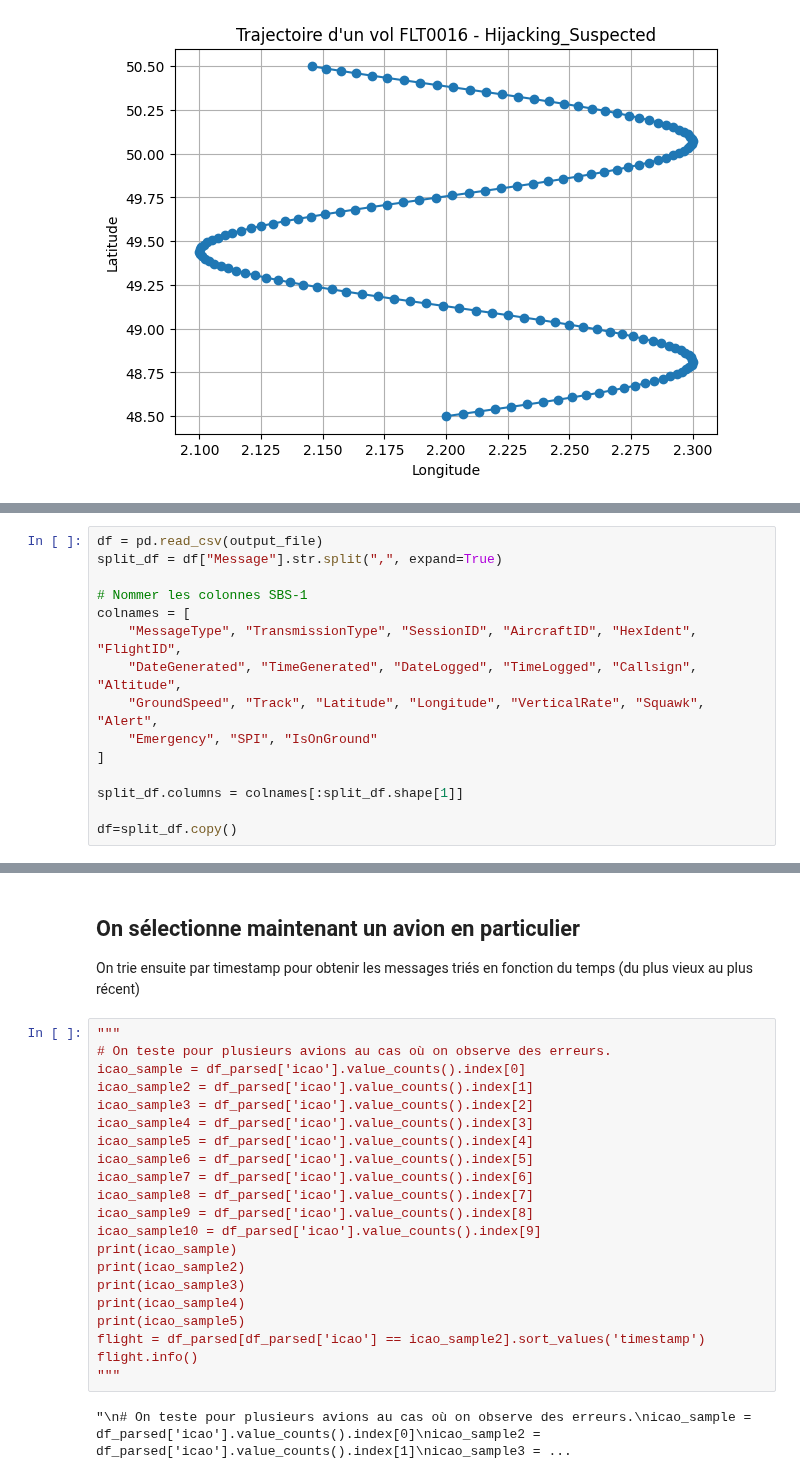
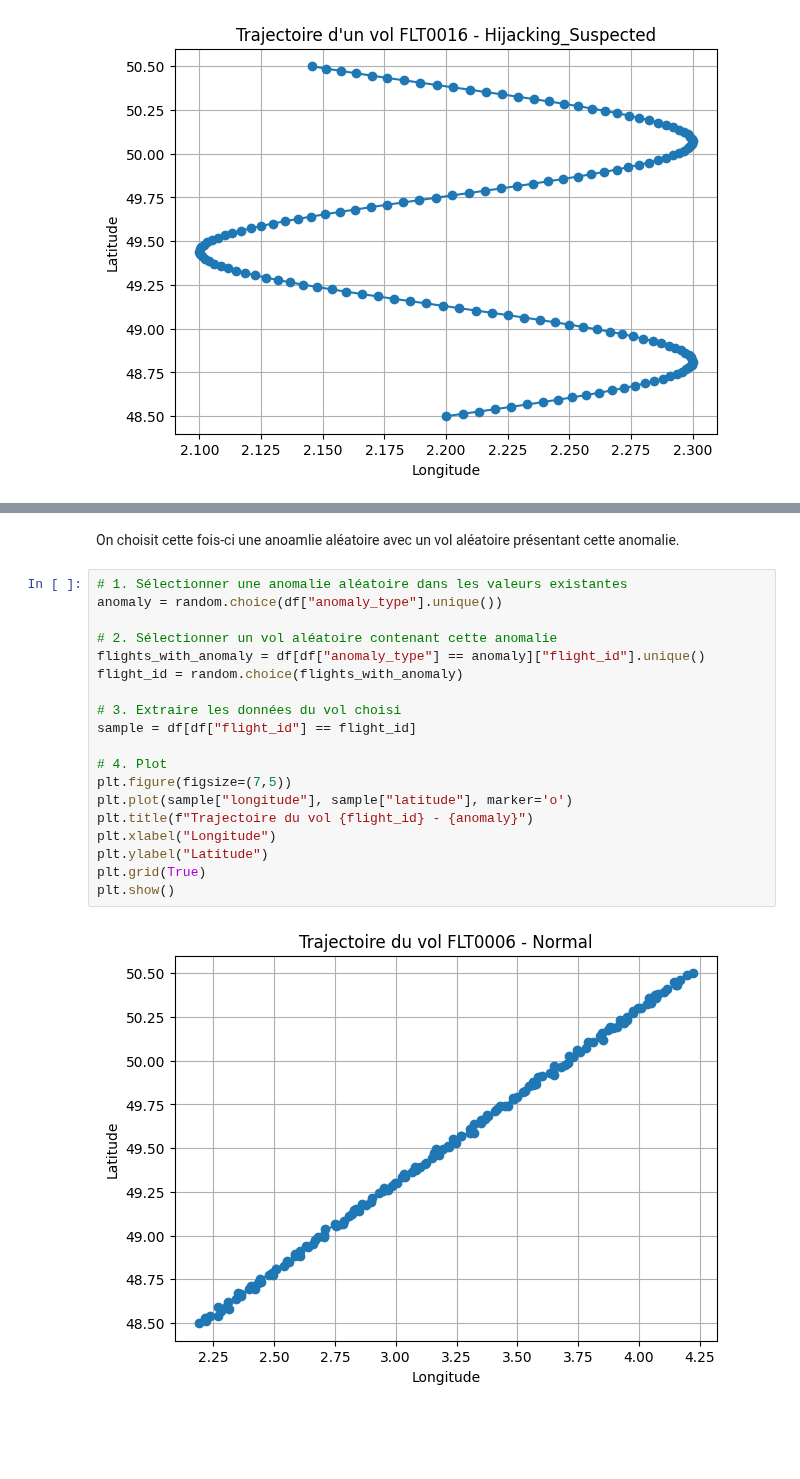
Before and after one commit to MGentieu/Data_analytics_aircraft_messages, a Jupyter notebook: Projet/GENTIEU_GOUESSE_Projet.ipynb, the cells around one changed output, grey strips where cells are left out. Cells and saved outputs as stored; diff of their text form; blank space fills up the shorter version.

```diff
--- a/Projet/GENTIEU_GOUESSE_Projet.ipynb
+++ b/Projet/GENTIEU_GOUESSE_Projet.ipynb
@@ -148,15 +148,0 @@ plt.show()
-# %%
-df = pd.read_csv(output_file)
-split_df = df["Message"].str.split(",", expand=True)
-
-# Nommer les colonnes SBS-1
-colnames = [
-    "MessageType", "TransmissionType", "SessionID", "AircraftID", "HexIdent", "FlightID",
-    "DateGenerated", "TimeGenerated", "DateLogged", "TimeLogged", "Callsign", "Altitude",
-    "GroundSpeed", "Track", "Latitude", "Longitude", "VerticalRate", "Squawk", "Alert",
-    "Emergency", "SPI", "IsOnGround"
-]
-
-split_df.columns = colnames[:split_df.shape[1]]
-
-df=split_df.copy()
@@ -663,27 +149,23 @@ plt.show()
-# %% [markdown]
-## On sélectionne maintenant un avion en particulier
-
-On trie ensuite par timestamp pour obtenir les messages triés en fonction du temps (du plus vieux au plus récent)
-# %%
-"""
-# On teste pour plusieurs avions au cas où on observe des erreurs.
-icao_sample = df_parsed['icao'].value_counts().index[0]
-icao_sample2 = df_parsed['icao'].value_counts().index[1]
-icao_sample3 = df_parsed['icao'].value_counts().index[2]
-icao_sample4 = df_parsed['icao'].value_counts().index[3]
-icao_sample5 = df_parsed['icao'].value_counts().index[4]
-icao_sample6 = df_parsed['icao'].value_counts().index[5]
-icao_sample7 = df_parsed['icao'].value_counts().index[6]
-icao_sample8 = df_parsed['icao'].value_counts().index[7]
-icao_sample9 = df_parsed['icao'].value_counts().index[8]
-icao_sample10 = df_parsed['icao'].value_counts().index[9]
-print(icao_sample)
-print(icao_sample2)
-print(icao_sample3)
-print(icao_sample4)
-print(icao_sample5)
-flight = df_parsed[df_parsed['icao'] == icao_sample2].sort_values('timestamp')
-flight.info()
-"""
-# %% [output]
-"\n# On teste pour plusieurs avions au cas où on observe des erreurs.\nicao_sample = df_parsed['icao'].value_counts().index[0]\nicao_sample2 = df_parsed['icao'].value_counts().index[1]\nicao_sample3 = ...
+# %% [markdown]
+On choisit cette fois-ci une anoamlie aléatoire avec un vol aléatoire présentant cette anomalie.
+# %%
+# 1. Sélectionner une anomalie aléatoire dans les valeurs existantes
+anomaly = random.choice(df["anomaly_type"].unique())
+
+# 2. Sélectionner un vol aléatoire contenant cette anomalie
+flights_with_anomaly = df[df["anomaly_type"] == anomaly]["flight_id"].unique()
+flight_id = random.choice(flights_with_anomaly)
+
+# 3. Extraire les données du vol choisi
+sample = df[df["flight_id"] == flight_id]
+
+# 4. Plot
+plt.figure(figsize=(7,5))
+plt.plot(sample["longitude"], sample["latitude"], marker='o')
+plt.title(f"Trajectoire du vol {flight_id} - {anomaly}")
+plt.xlabel("Longitude")
+plt.ylabel("Latitude")
+plt.grid(True)
+plt.show()
+# %% [output]
+[figure, added]
```
Also changed, not shown: parts of 44 cells of this notebook.
